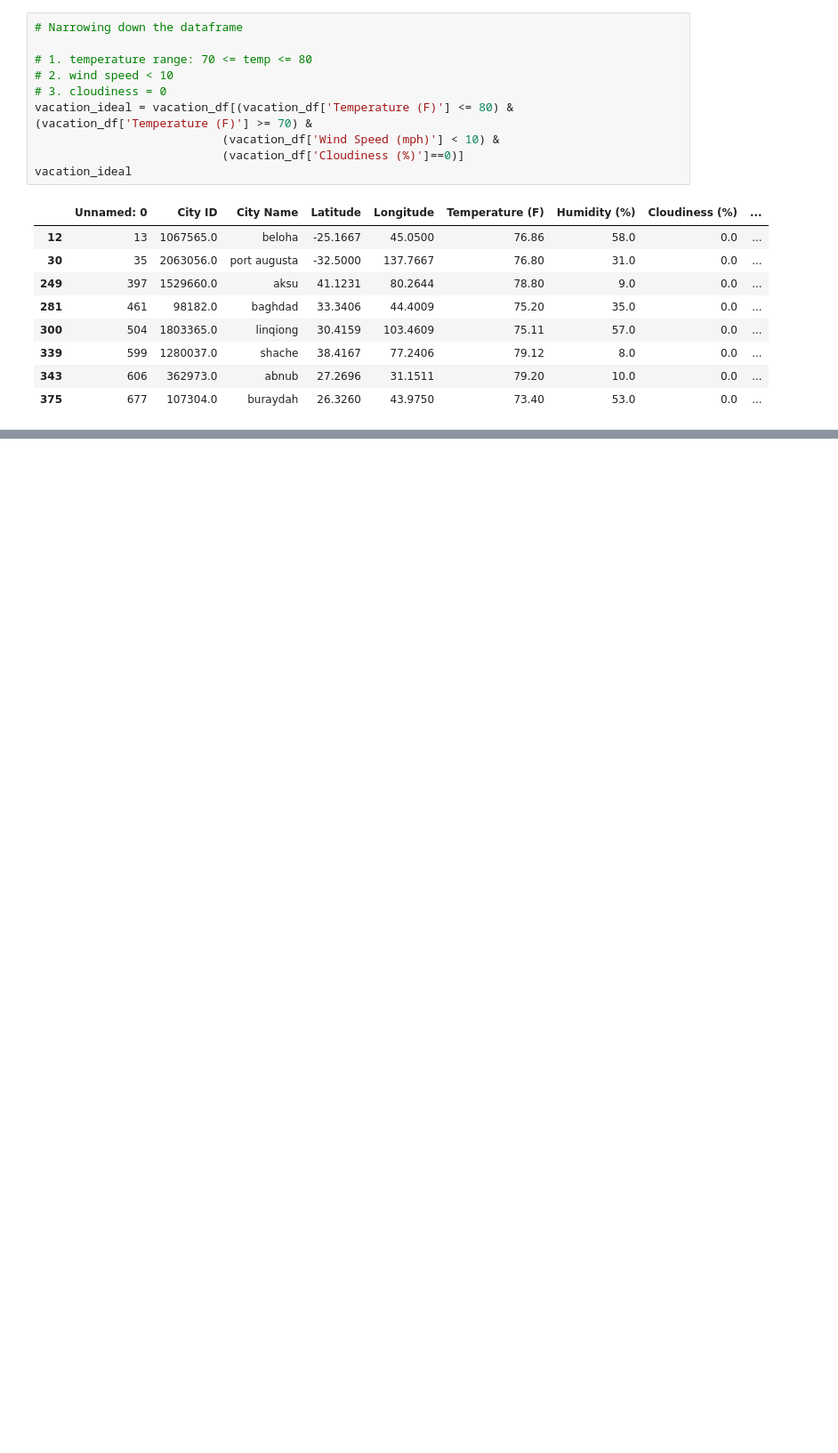
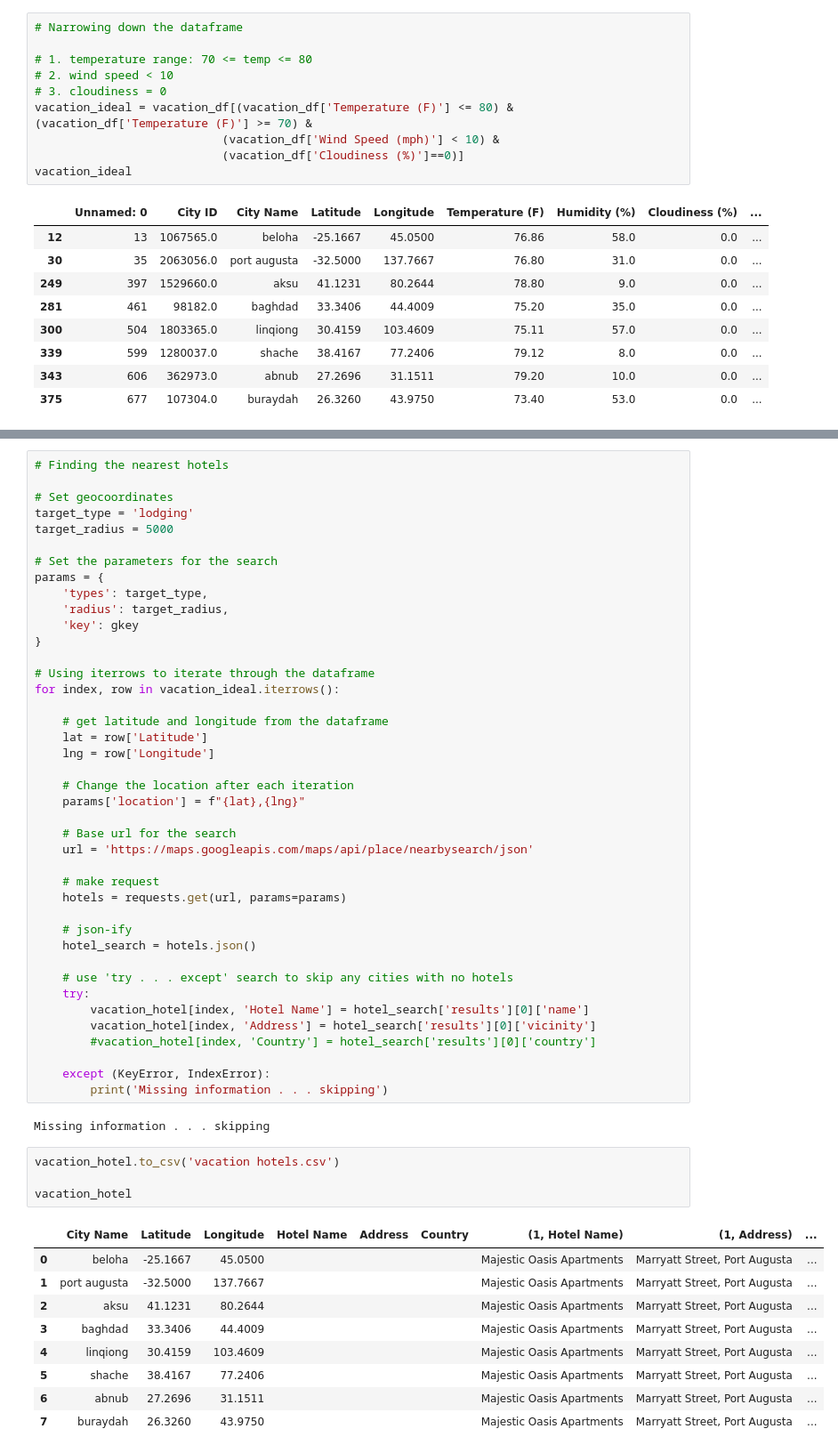
Before and after one commit to yukamara/python-api-challenge, a Jupyter notebook: VacationPy/VacationPy.ipynb, the cells around one changed output, grey strips where cells are left out. Shown at 89% size. Cells and saved outputs as stored; diff of their text form; blank space fills up the shorter version.

Commit message:
Located hotels, but need to do some work to match hotels to cities

```diff
--- a/VacationPy/VacationPy.ipynb
+++ b/VacationPy/VacationPy.ipynb
@@ -70,0 +111,57 @@ vacation_ideal
+# %%
+# Finding the nearest hotels
+
+# Set geocoordinates
+target_type = 'lodging'
+target_radius = 5000
+
+# Set the parameters for the search
+params = {
+    'types': target_type,
+    'radius': target_radius,
+    'key': gkey
+}
+
+# Using iterrows to iterate through the dataframe
+for index, row in vacation_ideal.iterrows():
+
+    # get latitude and longitude from the dataframe
+    lat = row['Latitude']
+    lng = row['Longitude']
+
+    # Change the location after each iteration
+    params['location'] = f"{lat},{lng}"
+
+    # Base url for the search
+    url = 'https://maps.googleapis.com/maps/api/place/nearbysearch/json'
+
+    # make request
+    hotels = requests.get(url, params=params)
+
+    # json-ify
+    hotel_search = hotels.json()
+
+    # use 'try . . . except' search to skip any cities with no hotels
+    try:
+        vacation_hotel[index, 'Hotel Name'] = hotel_search['results'][0]['name']
+        vacation_hotel[index, 'Address'] = hotel_search['results'][0]['vicinity']
+        #vacation_hotel[index, 'Country'] = hotel_search['results'][0]['country']
+
+    except (KeyError, IndexError):
+        print('Missing information . . . skipping')
+# %% [output]
+Missing information . . . skipping
+# %%
+vacation_hotel.to_csv('vacation hotels.csv')
+
+vacation_hotel
+# %% [output]
+|  | City Name | Latitude | Longitude | Hotel Name | Address | Country | (1, Hotel Name) | (1, Address) | ... |
+| 0 | beloha | -25.1667 | 45.0500 |  |  |  | Majestic Oasis Apartments | Marryatt Street, Port Augusta | ... |
+| 1 | port augusta | -32.5000 | 137.7667 |  |  |  | Majestic Oasis Apartments | Marryatt Street, Port Augusta | ... |
+| 2 | aksu | 41.1231 | 80.2644 |  |  |  | Majestic Oasis Apartments | Marryatt Street, Port Augusta | ... |
+| 3 | baghdad | 33.3406 | 44.4009 |  |  |  | Majestic Oasis Apartments | Marryatt Street, Port Augusta | ... |
+| 4 | linqiong | 30.4159 | 103.4609 |  |  |  | Majestic Oasis Apartments | Marryatt Street, Port Augusta | ... |
+| 5 | shache | 38.4167 | 77.2406 |  |  |  | Majestic Oasis Apartments | Marryatt Street, Port Augusta | ... |
+| 6 | abnub | 27.2696 | 31.1511 |  |  |  | Majestic Oasis Apartments | Marryatt Street, Port Augusta | ... |
+| 7 | buraydah | 26.3260 | 43.9750 |  |  |  | Majestic Oasis Apartments | Marryatt Street, Port Augusta | ... |
```
Also changed, not shown: parts of 5 cells of this notebook, 2 other files.
